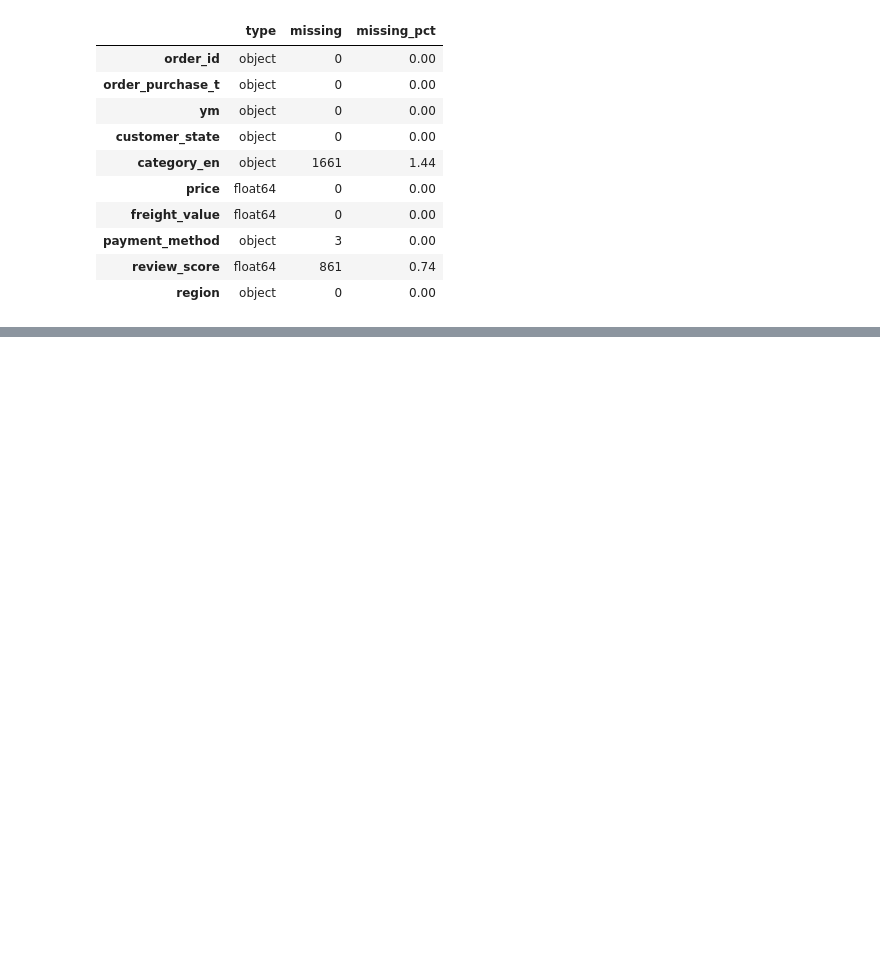
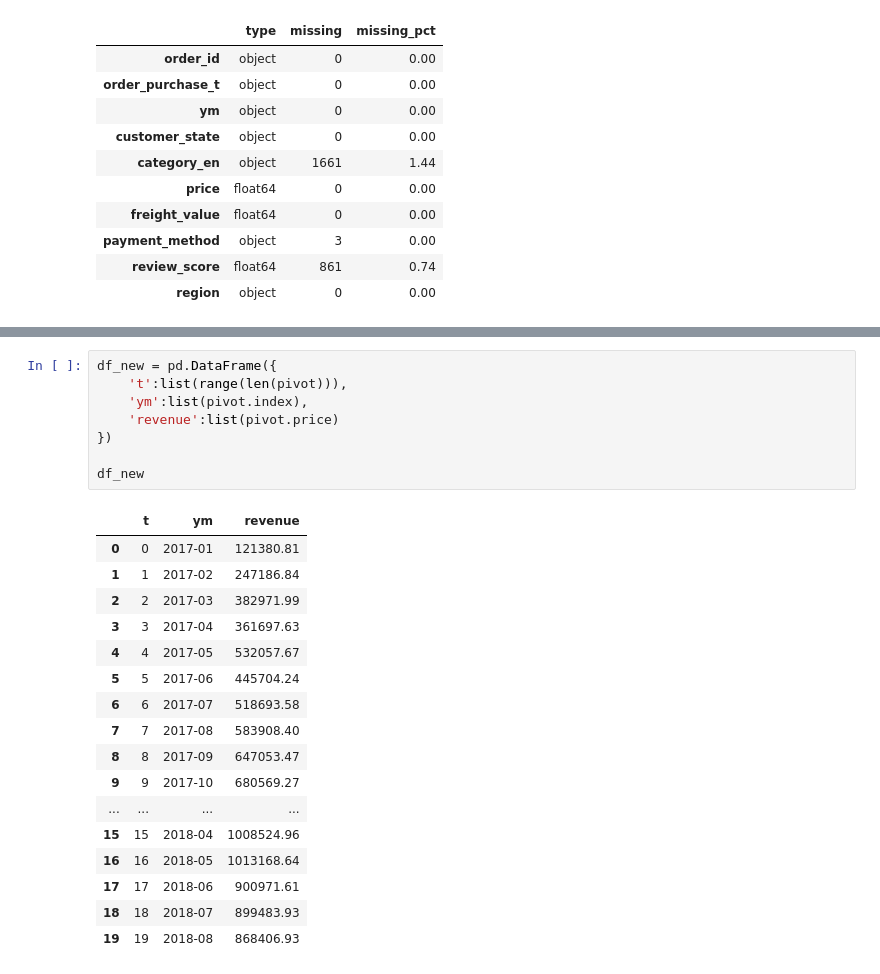
Before and after one commit to zzzer0-wav/Olist-analytics, a Jupyter notebook: notebooks/olist_predict.ipynb, the cells around one changed output, grey strips where cells are left out. Cells and saved outputs as stored; diff of their text form; blank space fills up the shorter version.

```diff
--- a/notebooks/olist_predict.ipynb
+++ b/notebooks/olist_predict.ipynb
@@ -90,0 +126,26 @@ plt.plot(df.ym, df.)
+# %%
+df_new = pd.DataFrame({
+    't':list(range(len(pivot))),
+    'ym':list(pivot.index),
+    'revenue':list(pivot.price)
+})
+
+df_new
+# %% [output]
+|  | t | ym | revenue |
+| 0 | 0 | 2017-01 | 121380.81 |
+| 1 | 1 | 2017-02 | 247186.84 |
+| 2 | 2 | 2017-03 | 382971.99 |
+| 3 | 3 | 2017-04 | 361697.63 |
+| 4 | 4 | 2017-05 | 532057.67 |
+| 5 | 5 | 2017-06 | 445704.24 |
+| 6 | 6 | 2017-07 | 518693.58 |
+| 7 | 7 | 2017-08 | 583908.40 |
+| 8 | 8 | 2017-09 | 647053.47 |
+| 9 | 9 | 2017-10 | 680569.27 |
+| ... | ... | ... | ... |
+| 15 | 15 | 2018-04 | 1008524.96 |
+| 16 | 16 | 2018-05 | 1013168.64 |
+| 17 | 17 | 2018-06 | 900971.61 |
+| 18 | 18 | 2018-07 | 899483.93 |
+| 19 | 19 | 2018-08 | 868406.93 |
```
Also changed, not shown: parts of 10 cells of this notebook.
